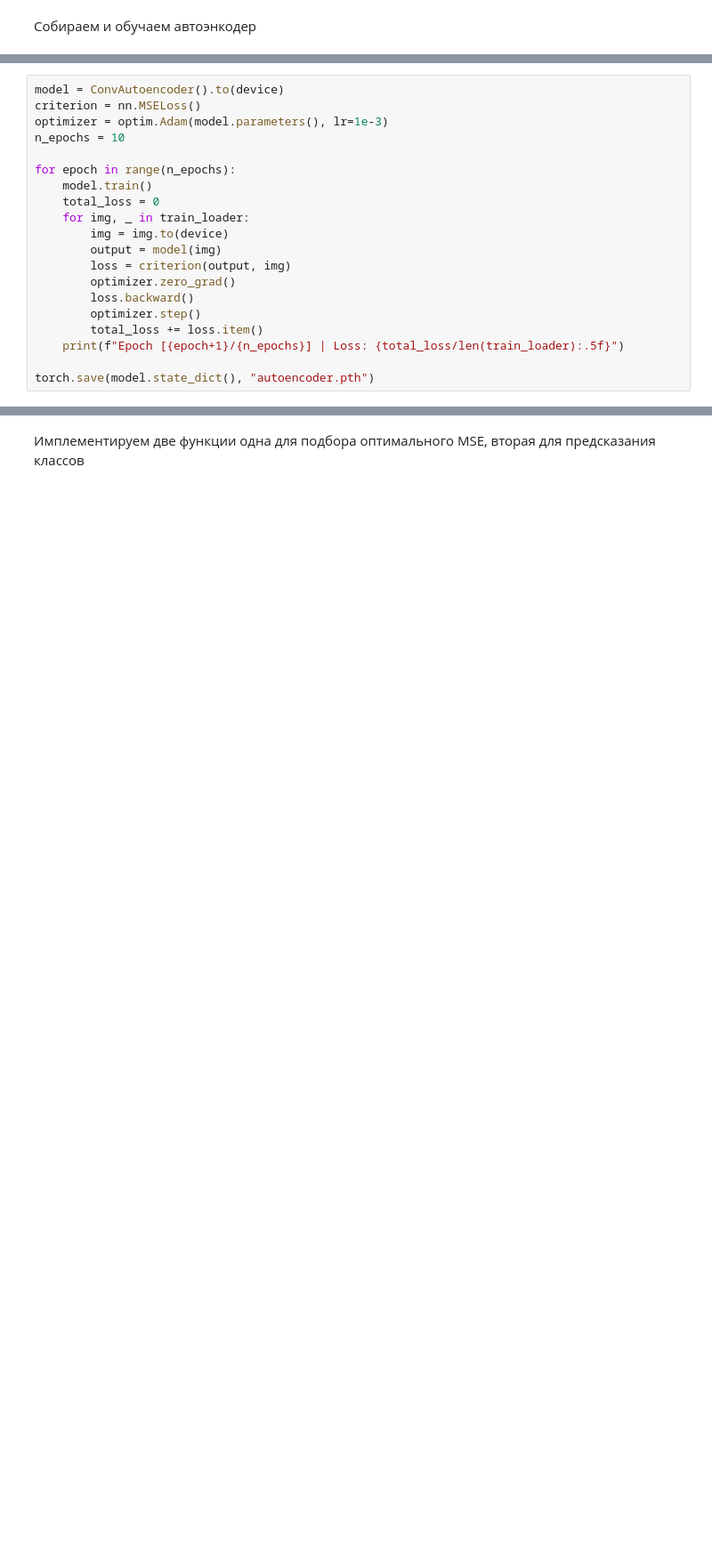
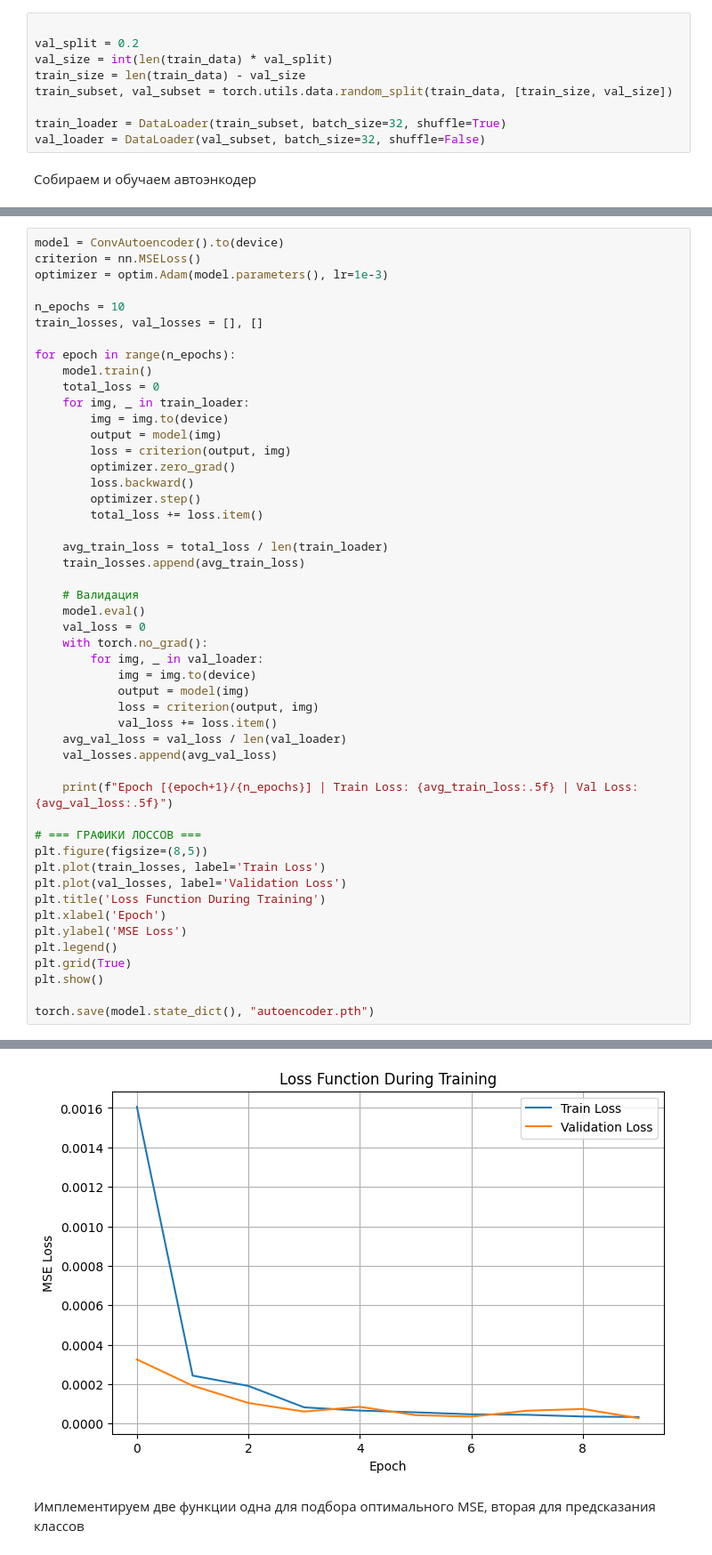
Before and after one commit to TanyaOzhahov/DL-Image, a Jupyter notebook: hw2.ipynb, the cells around one changed output, grey strips where cells are left out. Shown: that part at 89% size. Cells and saved outputs as stored; diff of their text form; blank space fills up the shorter version.

```diff
--- a/hw2.ipynb
+++ b/hw2.ipynb
@@ -91,6 +95,15 @@ test_ann_path = os.path.join(base_dir, "test", "test_annotation.txt")
 
 train_data = ImageFolderSimple(train_path, transform=transform)
 train_loader = DataLoader(train_data, batch_size=32, shuffle=True)
+# %%
+
+val_split = 0.2
+val_size = int(len(train_data) * val_split)
+train_size = len(train_data) - val_size
+train_subset, val_subset = torch.utils.data.random_split(train_data, [train_size, val_size])
+
+train_loader = DataLoader(train_subset, batch_size=32, shuffle=True)
+val_loader = DataLoader(val_subset, batch_size=32, shuffle=False)
 # %% [markdown]
 Собираем и обучаем автоэнкодер
 # %%
@@ -126,7 +139,9 @@ class ConvAutoencoder(nn.Module):
 model = ConvAutoencoder().to(device)
 criterion = nn.MSELoss()
 optimizer = optim.Adam(model.parameters(), lr=1e-3)
+
 n_epochs = 10
+train_losses, val_losses = [], []
 
 for epoch in range(n_epochs):
     model.train()
@@ -139,7 +154,34 @@ for epoch in range(n_epochs):
         loss.backward()
         optimizer.step()
         total_loss += loss.item()
-    print(f"Epoch [{epoch+1}/{n_epochs}] | Loss: {total_loss/len(train_loader):.5f}")
+
+    avg_train_loss = total_loss / len(train_loader)
+    train_losses.append(avg_train_loss)
+
+    # Валидация
+    model.eval()
+    val_loss = 0
+    with torch.no_grad():
+        for img, _ in val_loader:
+            img = img.to(device)
+            output = model(img)
+            loss = criterion(output, img)
+            val_loss += loss.item()
+    avg_val_loss = val_loss / len(val_loader)
+    val_losses.append(avg_val_loss)
+
+    print(f"Epoch [{epoch+1}/{n_epochs}] | Train Loss: {avg_train_loss:.5f} | Val Loss: {avg_val_loss:.5f}")
+
+# === ГРАФИКИ ЛОССОВ ===
+plt.figure(figsize=(8,5))
+plt.plot(train_losses, label='Train Loss')
+plt.plot(val_losses, label='Validation Loss')
+plt.title('Loss Function During Training')
+plt.xlabel('Epoch')
+plt.ylabel('MSE Loss')
+plt.legend()
+plt.grid(True)
+plt.show()
 
 torch.save(model.state_dict(), "autoencoder.pth")
 # %% [output]
@@ -156,3 +198,4 @@ Epoch [10/10] | Loss: 0.00002
+[figure, added]
 # %% [markdown]
 Имплементируем две функции одна для подбора оптимального MSE, вторая для предсказания классов
 # %%
```
Also changed, not shown: parts of 7 cells of this notebook.
